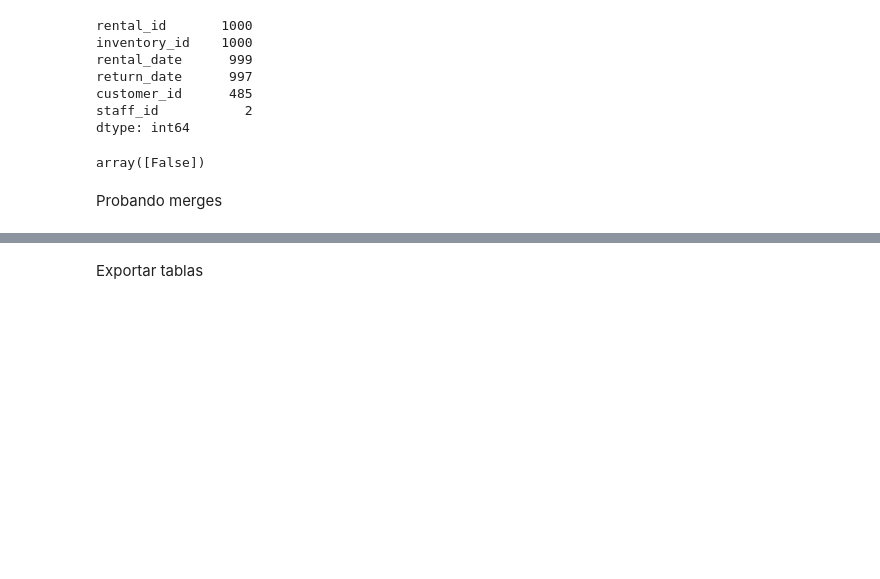
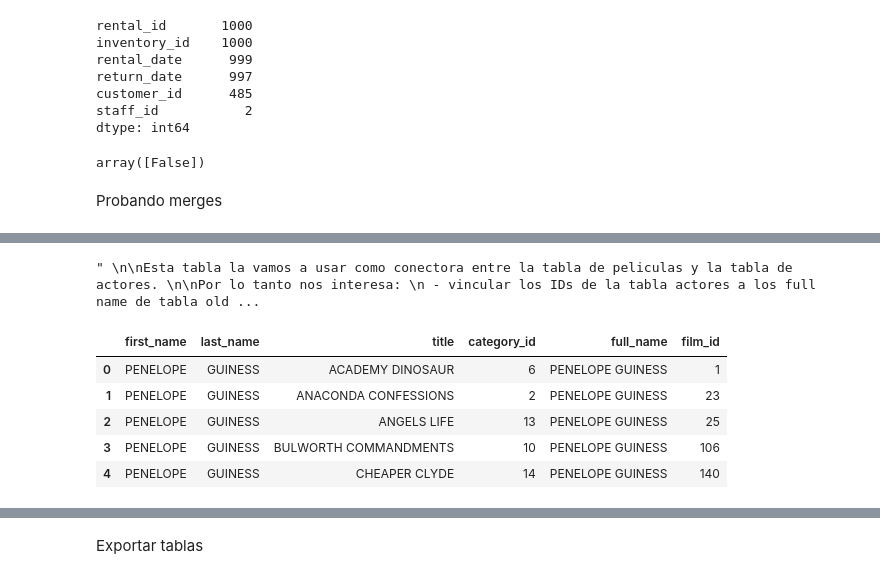
Before and after one commit to Anton-Utray/Project_SQL, a Jupyter notebook: SRC/Data cleaning.ipynb, the cells around one changed output, grey strips where cells are left out. Saved outputs shown, nothing was run; the diff lists cells and outputs as text; code cells hidden in the pictures; blank space fills up the shorter version.

```diff
--- a/SRC/Data cleaning.ipynb
+++ b/SRC/Data cleaning.ipynb
@@ -344,2 +368,28 @@ print(count)
+# %%
+old_HDD.head()
+'''
+
+Esta tabla la vamos a usar como conectora entre la tabla de peliculas y la tabla de actores.
+
+Por lo tanto nos interesa:
+ - vincular los IDs de la tabla actores a los full name de tabla old_HDD
+ - vincular los IDS de las peliculas a los titulos de tabla old_HDD
+ - crear una nueva columna 'film_actor_id' que cree un indice para las distintas combinaciones de title_id y actor_id (parece ser que esto se hará automaticamente no hace falta aqui)
+
+ No nos interesa:
+ - las columnas de first name, last name, title, category y full name. dejando unicamente: film_actor_id, film_id y actor_id
+
+'''
+# %% [output]
+" \n\nEsta tabla la vamos a usar como conectora entre la tabla de peliculas y la tabla de actores. \n\nPor lo tanto nos interesa: \n - vincular los IDs de la tabla actores a los full name de tabla old ...
 # %%
-film_cat = film.merge(old_HDD, on='title', how='outer')
+merged = pd.merge(old_HDD, film[['film_id', 'title']], on='title', how='left')
+# %%
+merged.head()
+# %% [output]
+|  | first_name | last_name | title | category_id | full_name | film_id |
+| 0 | PENELOPE | GUINESS | ACADEMY DINOSAUR | 6 | PENELOPE GUINESS | 1 |
+| 1 | PENELOPE | GUINESS | ANACONDA CONFESSIONS | 2 | PENELOPE GUINESS | 23 |
+| 2 | PENELOPE | GUINESS | ANGELS LIFE | 13 | PENELOPE GUINESS | 25 |
+| 3 | PENELOPE | GUINESS | BULWORTH COMMANDMENTS | 10 | PENELOPE GUINESS | 106 |
+| 4 | PENELOPE | GUINESS | CHEAPER CLYDE | 14 | PENELOPE GUINESS | 140 |
```
Also changed, not shown: parts of 20 cells of this notebook, 1 other file.
